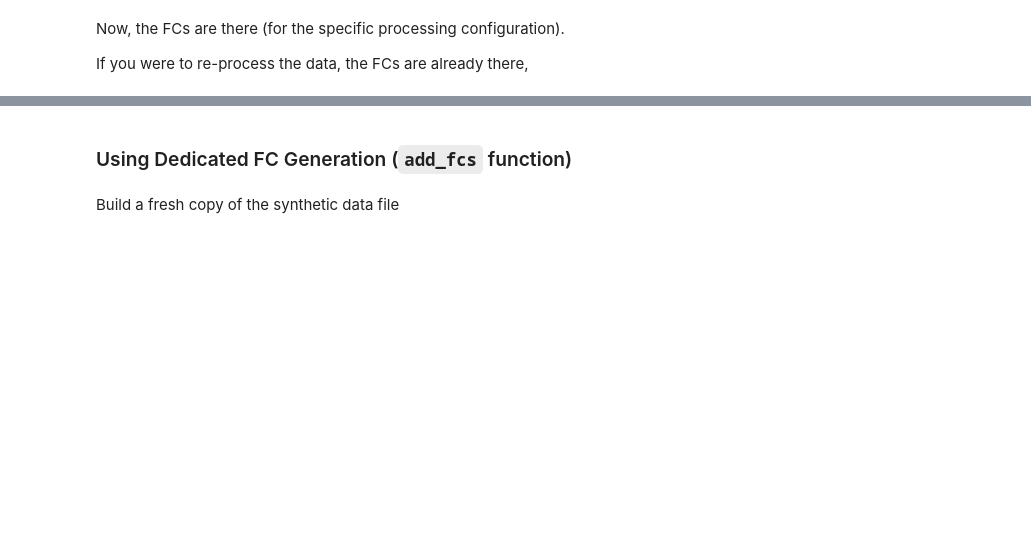
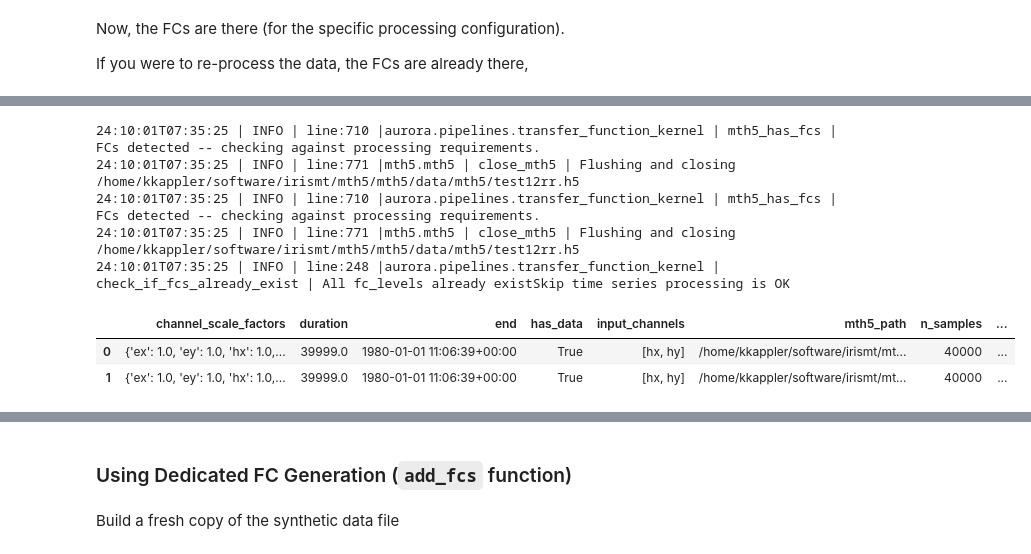
Before and after one commit to simpeg-research/earthscope-mt-course, a Jupyter notebook: notebooks/aurora/02_synthetic_data_processing.ipynb, the cells around one changed output, grey strips where cells are left out. Cells and saved outputs as stored; diff of their text form; code cells hidden in the pictures; blank space fills up the shorter version.

Commit message:
Sync 02 with aurora patches, including FC demo

```diff
--- a/notebooks/aurora/02_synthetic_data_processing.ipynb
+++ b/notebooks/aurora/02_synthetic_data_processing.ipynb
@@ -382,3 +390,19 @@ config = cc.create_from_kernel_dataset(kernel_dataset)
+# %%
+
+from aurora.pipelines.transfer_function_kernel import TransferFunctionKernel
+tfk = TransferFunctionKernel(dataset=kernel_dataset, config=config)
+tfk.make_processing_summary()
+tfk.check_if_fcs_already_exist()
+tfk.dataset_df
+# %% [output]
+24:10:01T07:35:25 | INFO | line:710 |aurora.pipelines.transfer_function_kernel | mth5_has_fcs | FCs detected -- checking against processing requirements.
+24:10:01T07:35:25 | INFO | line:771 |mth5.mth5 | close_mth5 | Flushing and closing /home/kkappler/software/irismt/mth5/mth5/data/mth5/test12rr.h5
+24:10:01T07:35:25 | INFO | line:710 |aurora.pipelines.transfer_function_kernel | mth5_has_fcs | FCs detected -- checking against processing requirements.
+24:10:01T07:35:25 | INFO | line:771 |mth5.mth5 | close_mth5 | Flushing and closing /home/kkappler/software/irismt/mth5/mth5/data/mth5/test12rr.h5
+24:10:01T07:35:25 | INFO | line:248 |aurora.pipelines.transfer_function_kernel | check_if_fcs_already_exist | All fc_levels already existSkip time series processing is OK
+|  | channel_scale_factors | duration | end | has_data | input_channels | mth5_path | n_samples | ... |
+| 0 | {'ex': 1.0, 'ey': 1.0, 'hx': 1.0,... | 39999.0 | 1980-01-01 11:06:39+00:00 | True | [hx, hy] | /home/kkappler/software/irismt/mt... | 40000 | ... |
+| 1 | {'ex': 1.0, 'ey': 1.0, 'hx': 1.0,... | 39999.0 | 1980-01-01 11:06:39+00:00 | True | [hx, hy] | /home/kkappler/software/irismt/mt... | 40000 | ... |
 # %%
 show_plot = False
 tf_cls = process_mth5(config,
```
Also changed, not shown: parts of 24 cells of this notebook.
